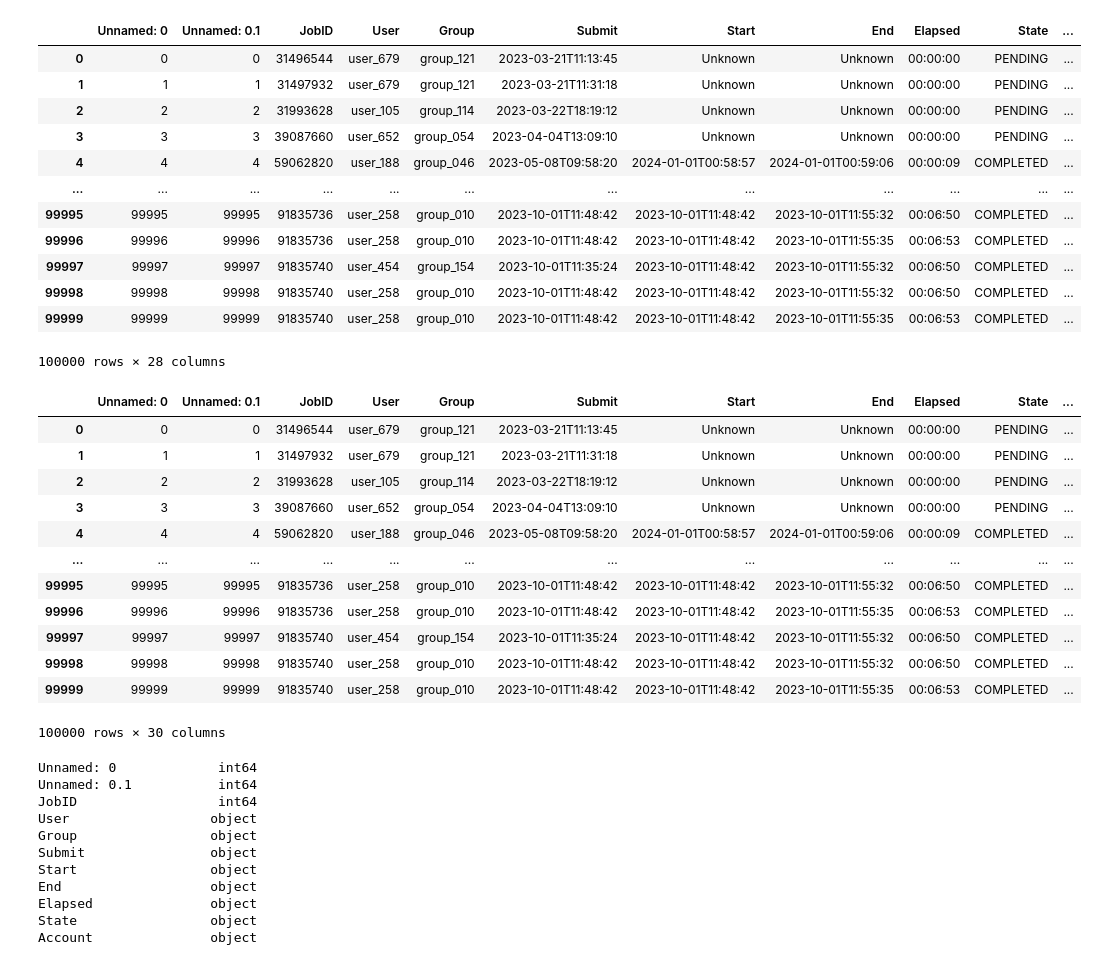
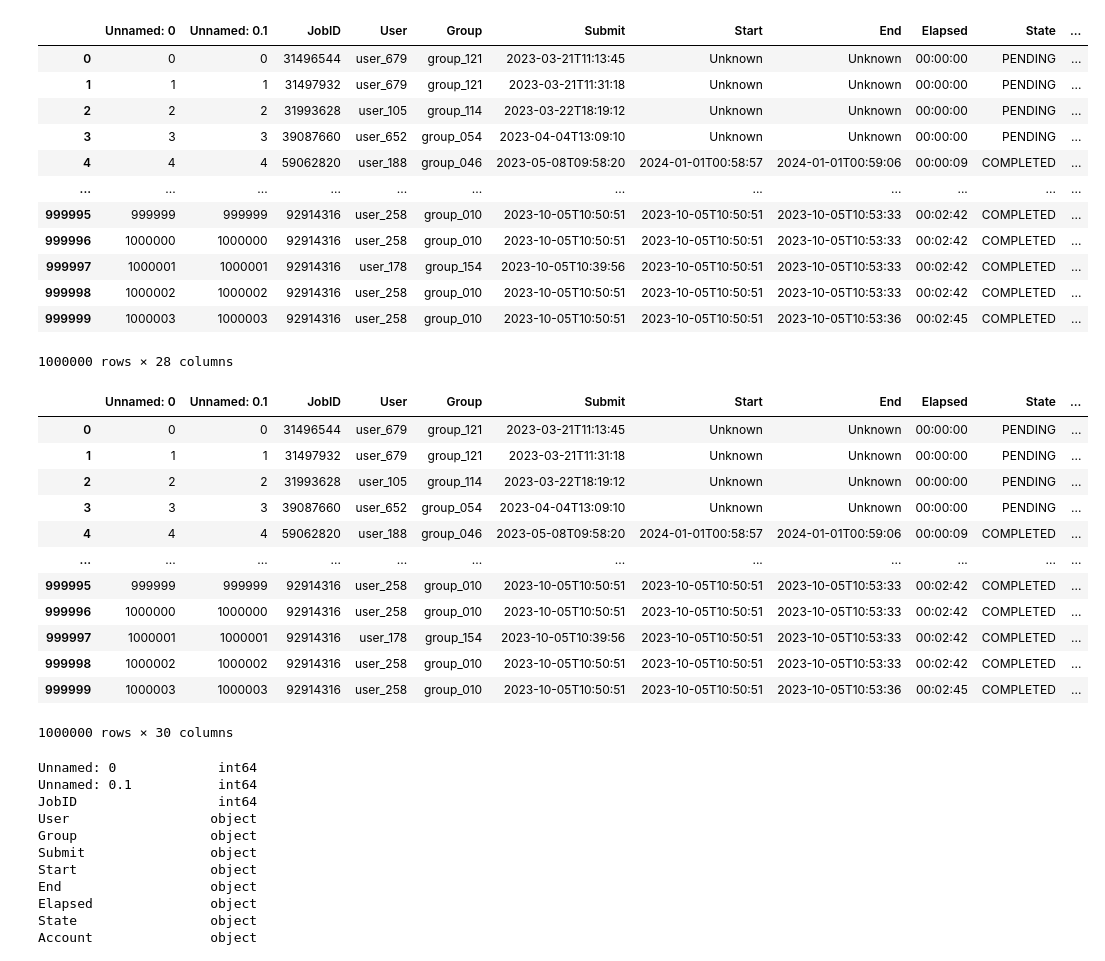
Before and after one commit to tairaeli/ICER_user_data_analytics, a Jupyter notebook: ICER_User_Dat/SLURM RIchie.ipynb, the cells around one changed output. Drawn from its saved outputs; the diff is of its cells as text; code cells hidden in the pictures.

```diff
--- a/ICER_User_Dat/SLURM RIchie.ipynb
+++ b/ICER_User_Dat/SLURM RIchie.ipynb
@@ -7,5 +13,5 @@ from sklearn.cluster import KMeans
 # %%
-df = pd.read_csv("/mnt/research/CMSE495-SS24-ICER/slurm_usage/DID_FINAL_SLURM_OCT_2023.csv",delimiter="|",nrows=100000)
+df = pd.read_csv("/mnt/research/CMSE495-SS24-ICER/slurm_usage/DID_FINAL_SLURM_OCT_2023.csv",delimiter="|",nrows=1000000)
 # %%
 df
 # %% [output]
@@ -16,27 +22,27 @@ df
 | 3 | 3 | 3 | 39087660 | user_652 | group_054 | 2023-04-04T13:09:10 | Unknown | Unknown | 00:00:00 | PENDING | ... |
 | 4 | 4 | 4 | 59062820 | user_188 | group_046 | 2023-05-08T09:58:20 | 2024-01-01T00:58:57 | 2024-01-01T00:59:06 | 00:00:09 | COMPLETED | ... |
 | ... | ... | ... | ... | ... | ... | ... | ... | ... | ... | ... | ... |
-| 99995 | 99995 | 99995 | 91835736 | user_258 | group_010 | 2023-10-01T11:48:42 | 2023-10-01T11:48:42 | 2023-10-01T11:55:32 | 00:06:50 | COMPLETED | ... |
-| 99996 | 99996 | 99996 | 91835736 | user_258 | group_010 | 2023-10-01T11:48:42 | 2023-10-01T11:48:42 | 2023-10-01T11:55:35 | 00:06:53 | COMPLETED | ... |
-| 99997 | 99997 | 99997 | 91835740 | user_454 | group_154 | 2023-10-01T11:35:24 | 2023-10-01T11:48:42 | 2023-10-01T11:55:32 | 00:06:50 | COMPLETED | ... |
-| 99998 | 99998 | 99998 | 91835740 | user_258 | group_010 | 2023-10-01T11:48:42 | 2023-10-01T11:48:42 | 2023-10-01T11:55:32 | 00:06:50 | COMPLETED | ... |
-| 99999 | 99999 | 99999 | 91835740 | user_258 | group_010 | 2023-10-01T11:48:42 | 2023-10-01T11:48:42 | 2023-10-01T11:55:35 | 00:06:53 | COMPLETED | ... |
+| 999995 | 999999 | 999999 | 92914316 | user_258 | group_010 | 2023-10-05T10:50:51 | 2023-10-05T10:50:51 | 2023-10-05T10:53:33 | 00:02:42 | COMPLETED | ... |
+| 999996 | 1000000 | 1000000 | 92914316 | user_258 | group_010 | 2023-10-05T10:50:51 | 2023-10-05T10:50:51 | 2023-10-05T10:53:33 | 00:02:42 | COMPLETED | ... |
+| 999997 | 1000001 | 1000001 | 92914316 | user_178 | group_154 | 2023-10-05T10:39:56 | 2023-10-05T10:50:51 | 2023-10-05T10:53:33 | 00:02:42 | COMPLETED | ... |
+| 999998 | 1000002 | 1000002 | 92914316 | user_258 | group_010 | 2023-10-05T10:50:51 | 2023-10-05T10:50:51 | 2023-10-05T10:53:33 | 00:02:42 | COMPLETED | ... |
+| 999999 | 1000003 | 1000003 | 92914316 | user_258 | group_010 | 2023-10-05T10:50:51 | 2023-10-05T10:50:51 | 2023-10-05T10:53:36 | 00:02:45 | COMPLETED | ... |
-100000 rows × 28 columns
+1000000 rows × 28 columns
 # %%
-df["underutilizerCPUS"] = df['AllocCPUS'] - df['ReqCPUS']
-df["underutilizerNodes"] = df['NNodes'] - df['ReqNodes']
+df["underutilizerCPUS"] = df['ReqCPUS']-df['AllocCPUS']
+df["underutilizerNodes"] = df['ReqNodes']-df['NNodes']
 df
 # %% [output]
 |  | Unnamed: 0 | Unnamed: 0.1 | JobID | User | Group | Submit | Start | End | Elapsed | State | ... |
 | 0 | 0 | 0 | 31496544 | user_679 | group_121 | 2023-03-21T11:13:45 | Unknown | Unknown | 00:00:00 | PENDING | ... |
 | 1 | 1 | 1 | 31497932 | user_679 | group_121 | 2023-03-21T11:31:18 | Unknown | Unknown | 00:00:00 | PENDING | ... |
 | 2 | 2 | 2 | 31993628 | user_105 | group_114 | 2023-03-22T18:19:12 | Unknown | Unknown | 00:00:00 | PENDING | ... |
 | 3 | 3 | 3 | 39087660 | user_652 | group_054 | 2023-04-04T13:09:10 | Unknown | Unknown | 00:00:00 | PENDING | ... |
 | 4 | 4 | 4 | 59062820 | user_188 | group_046 | 2023-05-08T09:58:20 | 2024-01-01T00:58:57 | 2024-01-01T00:59:06 | 00:00:09 | COMPLETED | ... |
 | ... | ... | ... | ... | ... | ... | ... | ... | ... | ... | ... | ... |
-| 99995 | 99995 | 99995 | 91835736 | user_258 | group_010 | 2023-10-01T11:48:42 | 2023-10-01T11:48:42 | 2023-10-01T11:55:32 | 00:06:50 | COMPLETED | ... |
-| 99996 | 99996 | 99996 | 91835736 | user_258 | group_010 | 2023-10-01T11:48:42 | 2023-10-01T11:48:42 | 2023-10-01T11:55:35 | 00:06:53 | COMPLETED | ... |
-| 99997 | 99997 | 99997 | 91835740 | user_454 | group_154 | 2023-10-01T11:35:24 | 2023-10-01T11:48:42 | 2023-10-01T11:55:32 | 00:06:50 | COMPLETED | ... |
-| 99998 | 99998 | 99998 | 91835740 | user_258 | group_010 | 2023-10-01T11:48:42 | 2023-10-01T11:48:42 | 2023-10-01T11:55:32 | 00:06:50 | COMPLETED | ... |
-| 99999 | 99999 | 99999 | 91835740 | user_258 | group_010 | 2023-10-01T11:48:42 | 2023-10-01T11:48:42 | 2023-10-01T11:55:35 | 00:06:53 | COMPLETED | ... |
+| 999995 | 999999 | 999999 | 92914316 | user_258 | group_010 | 2023-10-05T10:50:51 | 2023-10-05T10:50:51 | 2023-10-05T10:53:33 | 00:02:42 | COMPLETED | ... |
+| 999996 | 1000000 | 1000000 | 92914316 | user_258 | group_010 | 2023-10-05T10:50:51 | 2023-10-05T10:50:51 | 2023-10-05T10:53:33 | 00:02:42 | COMPLETED | ... |
+| 999997 | 1000001 | 1000001 | 92914316 | user_178 | group_154 | 2023-10-05T10:39:56 | 2023-10-05T10:50:51 | 2023-10-05T10:53:33 | 00:02:42 | COMPLETED | ... |
+| 999998 | 1000002 | 1000002 | 92914316 | user_258 | group_010 | 2023-10-05T10:50:51 | 2023-10-05T10:50:51 | 2023-10-05T10:53:33 | 00:02:42 | COMPLETED | ... |
+| 999999 | 1000003 | 1000003 | 92914316 | user_258 | group_010 | 2023-10-05T10:50:51 | 2023-10-05T10:50:51 | 2023-10-05T10:53:36 | 00:02:45 | COMPLETED | ... |
-100000 rows × 30 columns
+1000000 rows × 30 columns
```
Also changed, not shown: parts of 14 cells of this notebook, 1 other file.
